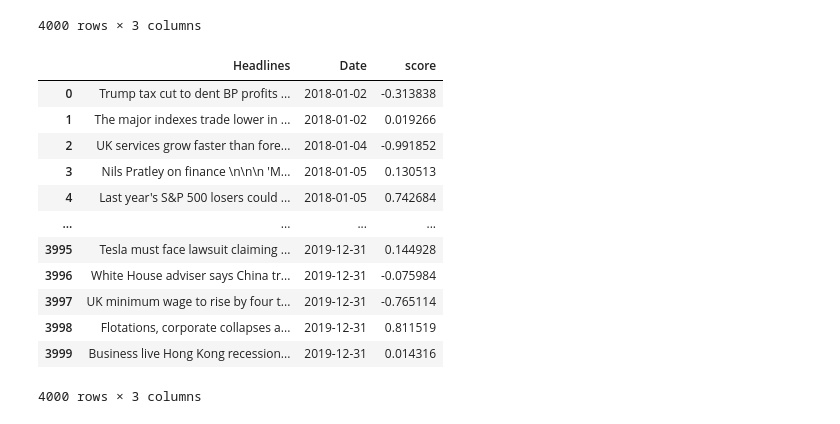
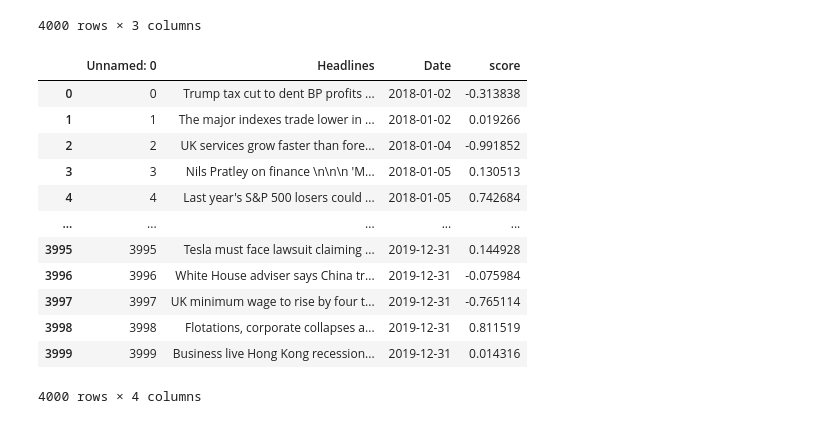
Before and after one commit to JANE-WANG-X/2025, a Jupyter notebook: us_scoring.ipynb, the cells around one changed output. Saved outputs shown, nothing was run; the diff lists cells and outputs as text; code cells hidden in the pictures.

```diff
--- a/us_scoring.ipynb
+++ b/us_scoring.ipynb
@@ -61,30 +61,32 @@ us_news["finbert_pos_score"] = [s[2] for s in scores]
 us_news["finbert_neu_score"] = [s[1] for s in scores]
 us_news["finbert_neg_score"] = [s[0] for s in scores]
 # %%
+from sklearn.preprocessing import MinMaxScaler
+
 us_news["finbert_sentiment_score"] = (
     us_news["finbert_pos_score"] - us_news["finbert_neg_score"]
 )
-min_s = us_news["finbert_sentiment_score"].min()
-max_s = us_news["finbert_sentiment_score"].max()
-us_news["score"] = (
-        2 * (us_news["finbert_sentiment_score"] - min_s) / (max_s - min_s) - 1
-    )
+
+scaler = MinMaxScaler(feature_range=(-1, 1))
+us_news["score"] = scaler.fit_transform(
+    us_news[["finbert_sentiment_score"]]
+)
 # %%
-us_news = us_news.drop(columns = ['Unnamed: 0', 'finbert_sentiment', 'finbert_pos_score', 'finbert_neu_score',	'finbert_neg_score', 'finbert_sentiment_score'])
+us_news = us_news.drop(columns = ['finbert_sentiment', 'finbert_pos_score', 'finbert_neu_score', 'finbert_neg_score', 'finbert_sentiment_score'])
 us_news
 # %% [output]
-|  | Headlines | Date | score |
-| 0 | Trump tax cut to dent BP profits ... | 2018-01-02 | -0.313838 |
-| 1 | The major indexes trade lower in ... | 2018-01-02 | 0.019266 |
-| 2 | UK services grow faster than fore... | 2018-01-04 | -0.991852 |
-| 3 | Nils Pratley on finance \n\n\n 'M... | 2018-01-05 | 0.130513 |
-| 4 | Last year's S&P 500 losers could ... | 2018-01-05 | 0.742684 |
-| ... | ... | ... | ... |
-| 3995 | Tesla must face lawsuit claiming ... | 2019-12-31 | 0.144928 |
-| 3996 | White House adviser says China tr... | 2019-12-31 | -0.075984 |
-| 3997 | UK minimum wage to rise by four t... | 2019-12-31 | -0.765114 |
-| 3998 | Flotations, corporate collapses a... | 2019-12-31 | 0.811519 |
-| 3999 | Business live Hong Kong recession... | 2019-12-31 | 0.014316 |
+|  | Unnamed: 0 | Headlines | Date | score |
+| 0 | 0 | Trump tax cut to dent BP profits ... | 2018-01-02 | -0.313838 |
+| 1 | 1 | The major indexes trade lower in ... | 2018-01-02 | 0.019266 |
+| 2 | 2 | UK services grow faster than fore... | 2018-01-04 | -0.991852 |
+| 3 | 3 | Nils Pratley on finance \n\n\n 'M... | 2018-01-05 | 0.130513 |
+| 4 | 4 | Last year's S&P 500 losers could ... | 2018-01-05 | 0.742684 |
+| ... | ... | ... | ... | ... |
+| 3995 | 3995 | Tesla must face lawsuit claiming ... | 2019-12-31 | 0.144928 |
+| 3996 | 3996 | White House adviser says China tr... | 2019-12-31 | -0.075984 |
+| 3997 | 3997 | UK minimum wage to rise by four t... | 2019-12-31 | -0.765114 |
+| 3998 | 3998 | Flotations, corporate collapses a... | 2019-12-31 | 0.811519 |
+| 3999 | 3999 | Business live Hong Kong recession... | 2019-12-31 | 0.014316 |
-4000 rows × 3 columns
+4000 rows × 4 columns
 # %%
 us_news.to_csv("data_final/us_news_scored.csv")
```
Also changed, not shown: 1 other file.
